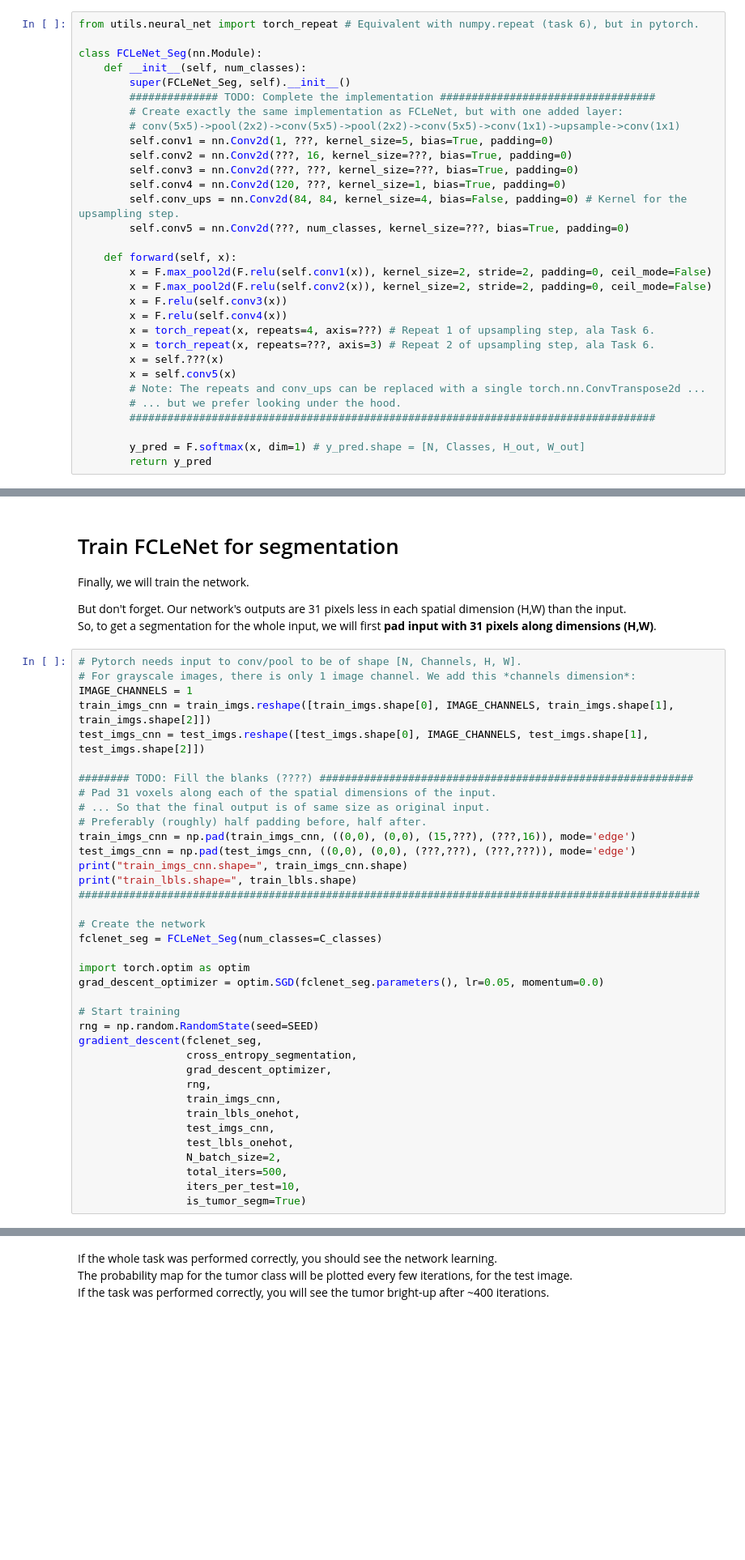
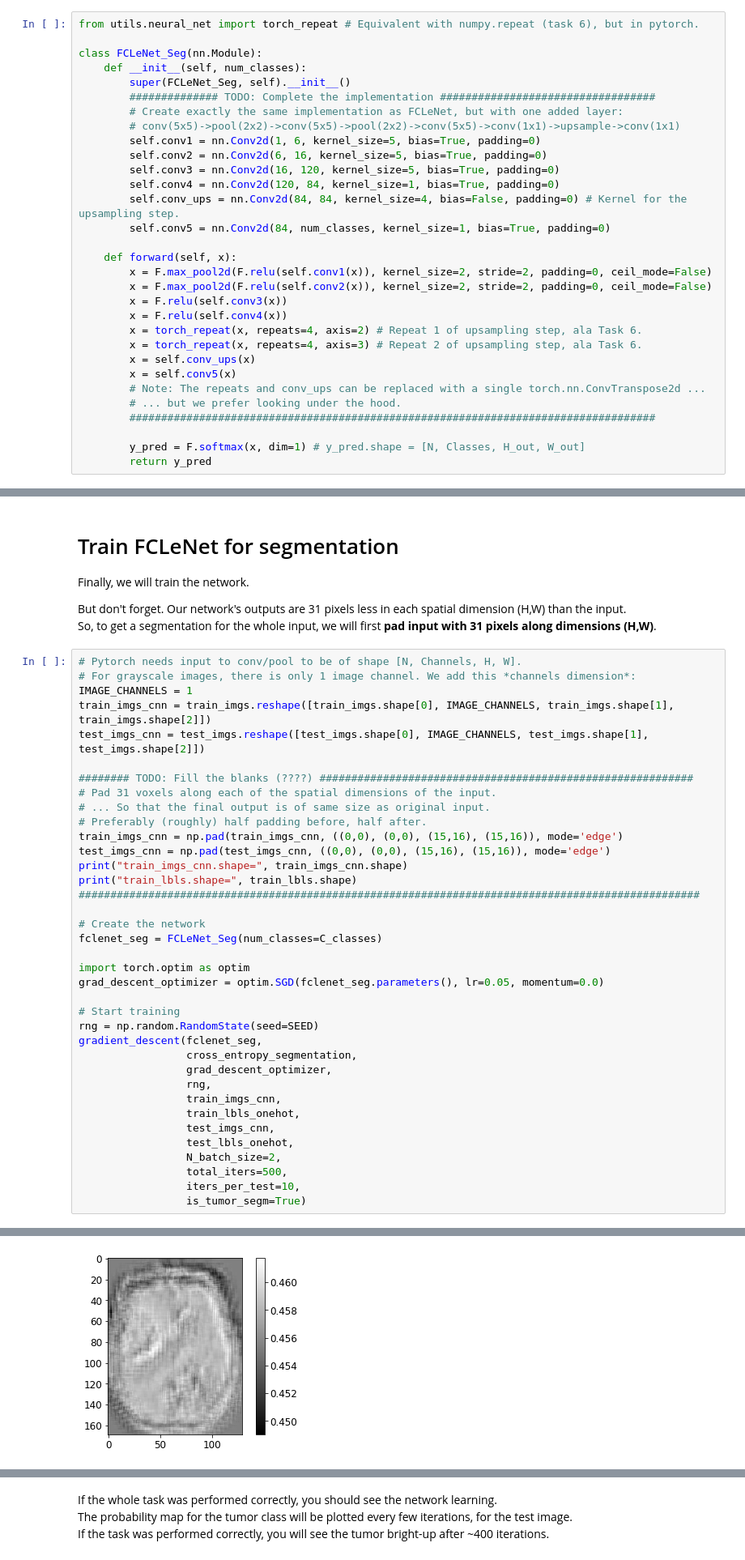
Before and after one commit to adicatana/ml_imaging_tutorials_imperial, a Jupyter notebook: MLI-Tutorial-4.ipynb, the cells around one changed output, grey strips where cells are left out. Shown at 81% size. Saved outputs shown, nothing was run; the diff lists cells and outputs as text; blank space fills up the shorter version.

Commit message:
Finished task 4

```diff
--- a/MLI-Tutorial-4.ipynb
+++ b/MLI-Tutorial-4.ipynb
@@ -615,21 +659,21 @@ class FCLeNet_Seg(nn.Module):
         ############## TODO: Complete the implementation ##################################
         # Create exactly the same implementation as FCLeNet, but with one added layer:
         # conv(5x5)->pool(2x2)->conv(5x5)->pool(2x2)->conv(5x5)->conv(1x1)->upsample->conv(1x1)
-        self.conv1 = nn.Conv2d(1, ???, kernel_size=5, bias=True, padding=0)
-        self.conv2 = nn.Conv2d(???, 16, kernel_size=???, bias=True, padding=0)
-        self.conv3 = nn.Conv2d(???, ???, kernel_size=???, bias=True, padding=0)
-        self.conv4 = nn.Conv2d(120, ???, kernel_size=1, bias=True, padding=0)
+        self.conv1 = nn.Conv2d(1, 6, kernel_size=5, bias=True, padding=0)
+        self.conv2 = nn.Conv2d(6, 16, kernel_size=5, bias=True, padding=0)
+        self.conv3 = nn.Conv2d(16, 120, kernel_size=5, bias=True, padding=0)
+        self.conv4 = nn.Conv2d(120, 84, kernel_size=1, bias=True, padding=0)
         self.conv_ups = nn.Conv2d(84, 84, kernel_size=4, bias=False, padding=0) # Kernel for the upsampling step.
-        self.conv5 = nn.Conv2d(???, num_classes, kernel_size=???, bias=True, padding=0)
+        self.conv5 = nn.Conv2d(84, num_classes, kernel_size=1, bias=True, padding=0)
 
     def forward(self, x):
         x = F.max_pool2d(F.relu(self.conv1(x)), kernel_size=2, stride=2, padding=0, ceil_mode=False)
         x = F.max_pool2d(F.relu(self.conv2(x)), kernel_size=2, stride=2, padding=0, ceil_mode=False)
         x = F.relu(self.conv3(x))
         x = F.relu(self.conv4(x))
-        x = torch_repeat(x, repeats=4, axis=???) # Repeat 1 of upsampling step, ala Task 6.
-        x = torch_repeat(x, repeats=???, axis=3) # Repeat 2 of upsampling step, ala Task 6.
-        x = self.???(x)
+        x = torch_repeat(x, repeats=4, axis=2) # Repeat 1 of upsampling step, ala Task 6.
+        x = torch_repeat(x, repeats=4, axis=3) # Repeat 2 of upsampling step, ala Task 6.
+        x = self.conv_ups(x)
         x = self.conv5(x)
         # Note: The repeats and conv_ups can be replaced with a single torch.nn.ConvTranspose2d ...
         # ... but we prefer looking under the hood.
@@ -676,8 +720,8 @@ test_imgs_cnn = test_imgs.reshape([test_imgs.shape[0], IMAGE_CHANNELS, test_imgs
 # Pad 31 voxels along each of the spatial dimensions of the input.
 # ... So that the final output is of same size as original input.
 # Preferably (roughly) half padding before, half after.
-train_imgs_cnn = np.pad(train_imgs_cnn, ((0,0), (0,0), (15,???), (???,16)), mode='edge')
-test_imgs_cnn = np.pad(test_imgs_cnn, ((0,0), (0,0), (???,???), (???,???)), mode='edge')
+train_imgs_cnn = np.pad(train_imgs_cnn, ((0,0), (0,0), (15,16), (15,16)), mode='edge')
+test_imgs_cnn = np.pad(test_imgs_cnn, ((0,0), (0,0), (15,16), (15,16)), mode='edge')
 print("train_imgs_cnn.shape=", train_imgs_cnn.shape)
 print("train_lbls.shape=", train_lbls.shape)
 ##################################################################################################
@@ -702,3 +746,4 @@ gradient_descent(fclenet_seg,
                  total_iters=500,
                  iters_per_test=10,
                  is_tumor_segm=True)
+# %% [output]
@@ -704,0 +755 @@ gradient_descent(fclenet_seg,
+[figure, added]
```
Also changed, not shown: parts of 8 cells of this notebook.
